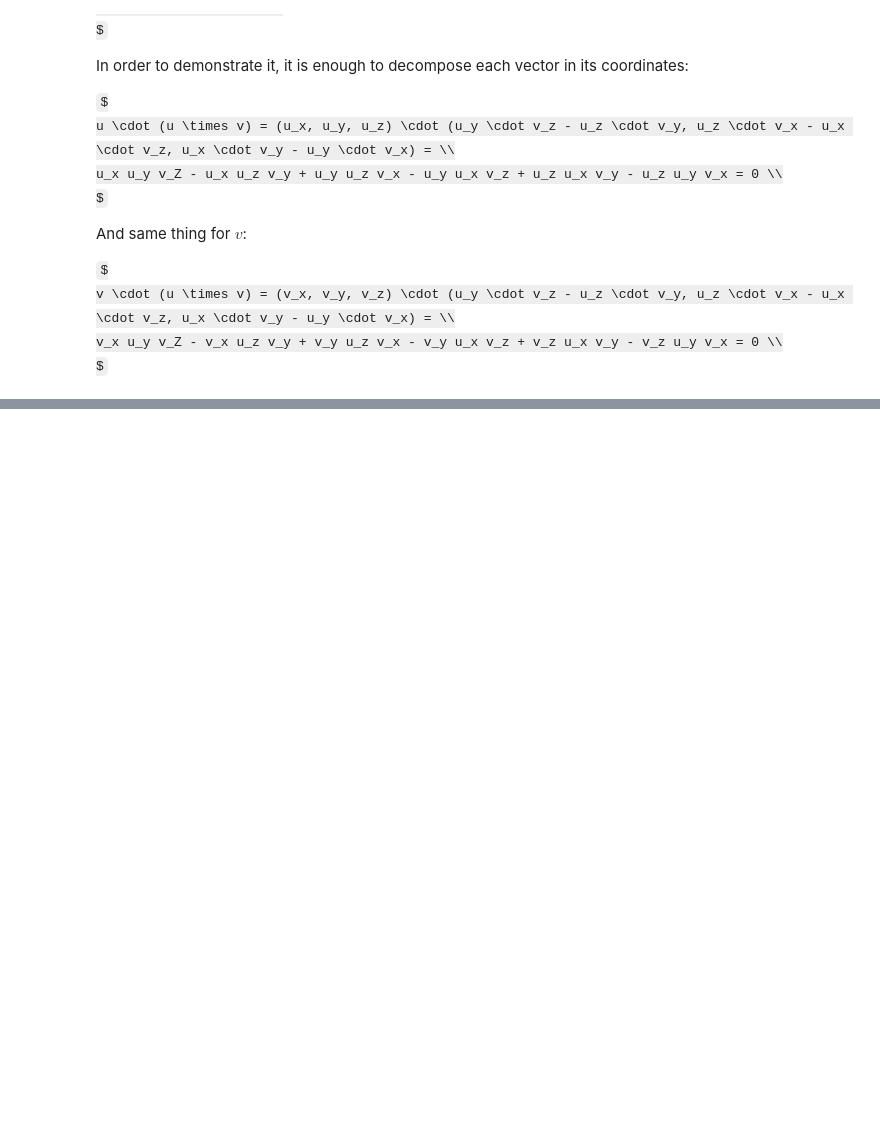
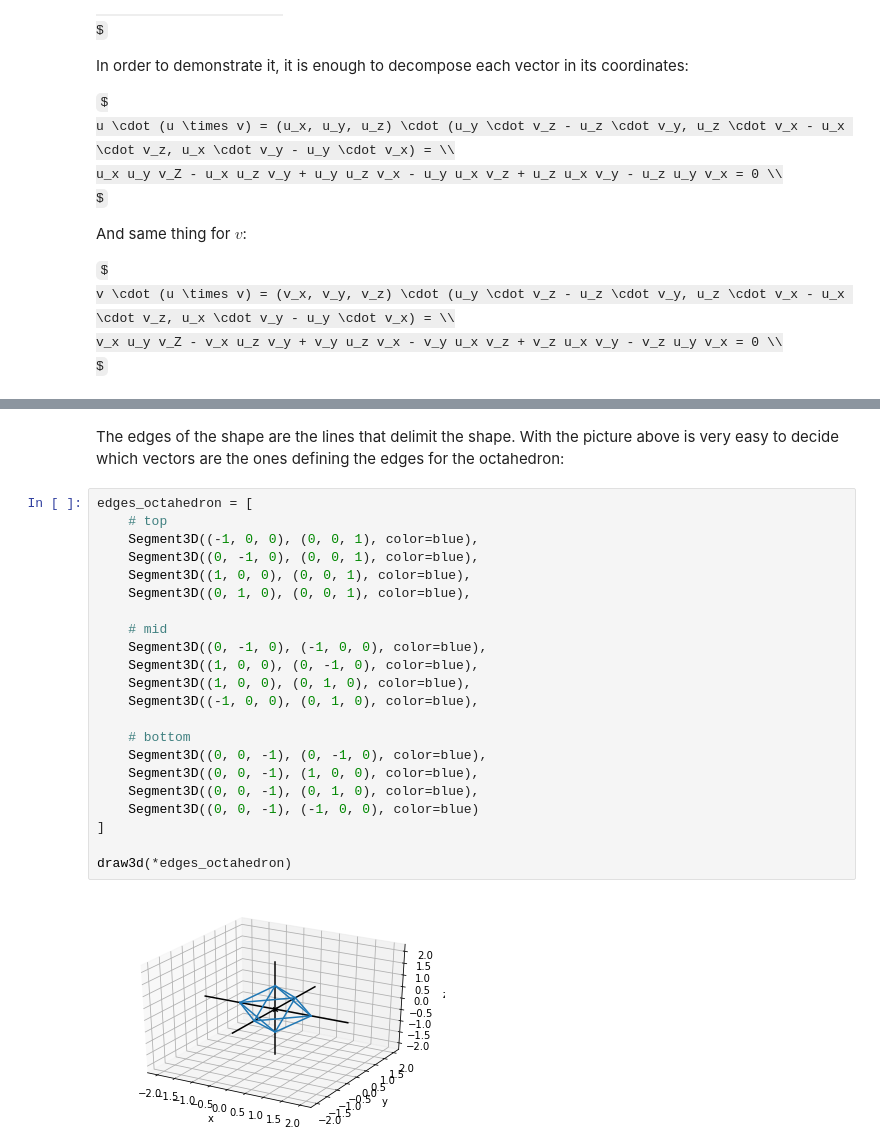
Before and after one commit to sergiofgonzalez/math-workbench, a Jupyter notebook: 02-the-3d-space/e01-vectors-3d-exercises/vectors-3d-exercises.ipynb, the cells around one changed output, grey strips where cells are left out. Cells and saved outputs as stored; diff of their text form; some formulas as TeX source; blank space fills up the shorter version.

```diff
--- a/02-the-3d-space/e01-vectors-3d-exercises/vectors-3d-exercises.ipynb
+++ b/02-the-3d-space/e01-vectors-3d-exercises/vectors-3d-exercises.ipynb
@@ -688,0 +702,26 @@ $
+# %% [markdown]
+The edges of the shape are the lines that delimit the shape. With the picture above is very easy to decide which vectors are the ones defining the edges for the octahedron:
+# %%
+edges_octahedron = [
+    # top
+    Segment3D((-1, 0, 0), (0, 0, 1), color=blue),
+    Segment3D((0, -1, 0), (0, 0, 1), color=blue),
+    Segment3D((1, 0, 0), (0, 0, 1), color=blue),
+    Segment3D((0, 1, 0), (0, 0, 1), color=blue),
+
+    # mid
+    Segment3D((0, -1, 0), (-1, 0, 0), color=blue),
+    Segment3D((1, 0, 0), (0, -1, 0), color=blue),
+    Segment3D((1, 0, 0), (0, 1, 0), color=blue),
+    Segment3D((-1, 0, 0), (0, 1, 0), color=blue),
+
+    # bottom
+    Segment3D((0, 0, -1), (0, -1, 0), color=blue),
+    Segment3D((0, 0, -1), (1, 0, 0), color=blue),
+    Segment3D((0, 0, -1), (0, 1, 0), color=blue),
+    Segment3D((0, 0, -1), (-1, 0, 0), color=blue)
+]
+
+draw3d(*edges_octahedron)
+# %% [output]
+[figure, added]
```
Also changed, not shown: parts of 41 cells of this notebook, 12 other files.
